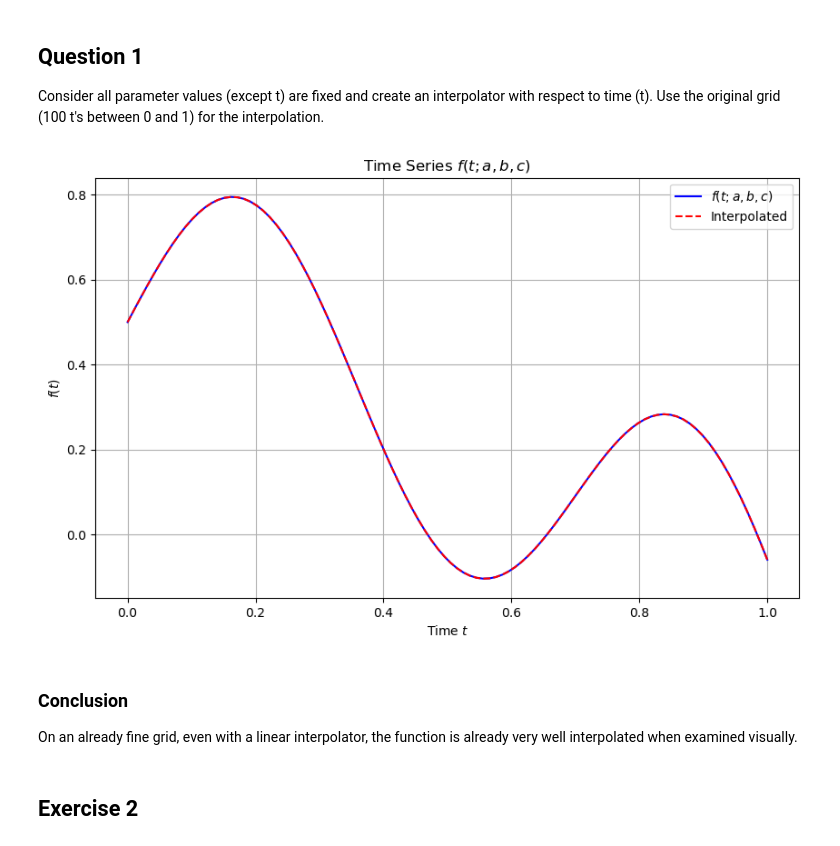
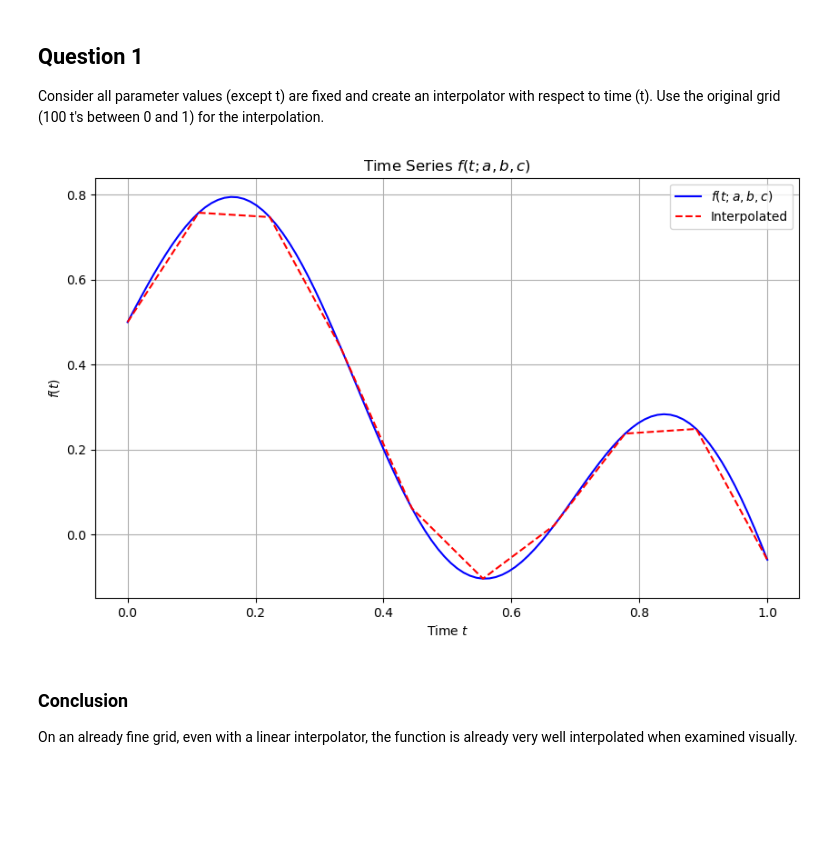
Before and after one commit to BenNorsk/curse_of_dimensionality, a Jupyter notebook: main.ipynb, the cells around one changed output. Saved outputs shown, nothing was run; the diff lists cells and outputs as text; code cells hidden in the pictures; blank space fills up the shorter version.

```diff
--- a/main.ipynb
+++ b/main.ipynb
@@ -26,8 +26,7 @@ def plot_with_parameters(a, b, c):
     plt.savefig('time_series.png')
     plt.show()
 
-def plot_against_interpolation(a, b, c, f_interpolated):
-    t = np.linspace(0, 1, 100)  # Define time range
+def plot_against_interpolation(a, b, c, f_interpolated, t = np.linspace(0, 1, 100)):
     f_values = f(t, a, b, c)
     # Plot values and interpolated function
     plt.figure(figsize=(10, 6))
@@ -59,22 +58,22 @@ Consider all parameter values (except t) are fixed and create an interpolator wi
 # %%
 # We define the parameters as fixed values
 a = 0.1
 b = -0.13
 c = 9
 
 # We create an array of 100 t's between 0 and 1 (linear space)
-t = np.linspace(0, 1, 100)
+t = np.linspace(0, 1, 10)
 
-# We interpolate the function f(t) for the given parameters
+# We obtain the values of f(t) for the given parameters
 f_values = f(t, a, b, c)
 
-# Interpolate on one-dimensional data (t)
+# We interpolate the values of f(t) using a linear interpolation
 f_interpolated = scipy.interpolate.interp1d(t, f_values, kind='linear')
-plot_against_interpolation(a, b, c, f_interpolated)
+
+# We plot the values of f(t) and the interpolated function
+plot_against_interpolation(a, b, c, f_interpolated, t=np.linspace(0, 1, 100))
 # %% [output]
-[figure, old version]
+[figure, new version]
 # %% [markdown]
 ### Conclusion
 On an already fine grid, even with a linear interpolator, the function is already very well interpolated when examined visually.
-# %% [markdown]
-## Exercise 2
```
Also changed, not shown: parts of 6 cells of this notebook, 1 other file.
